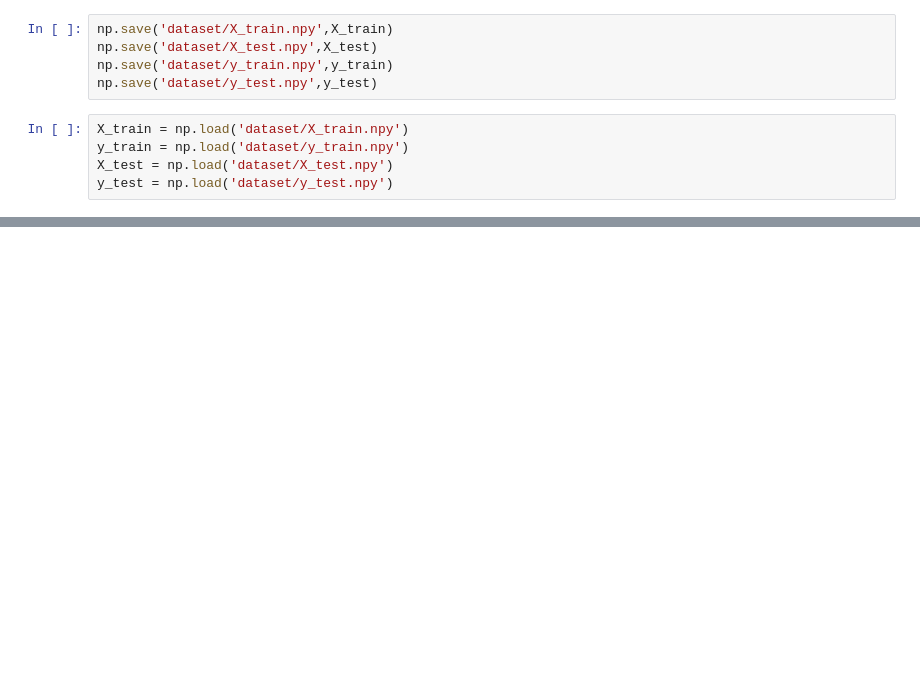
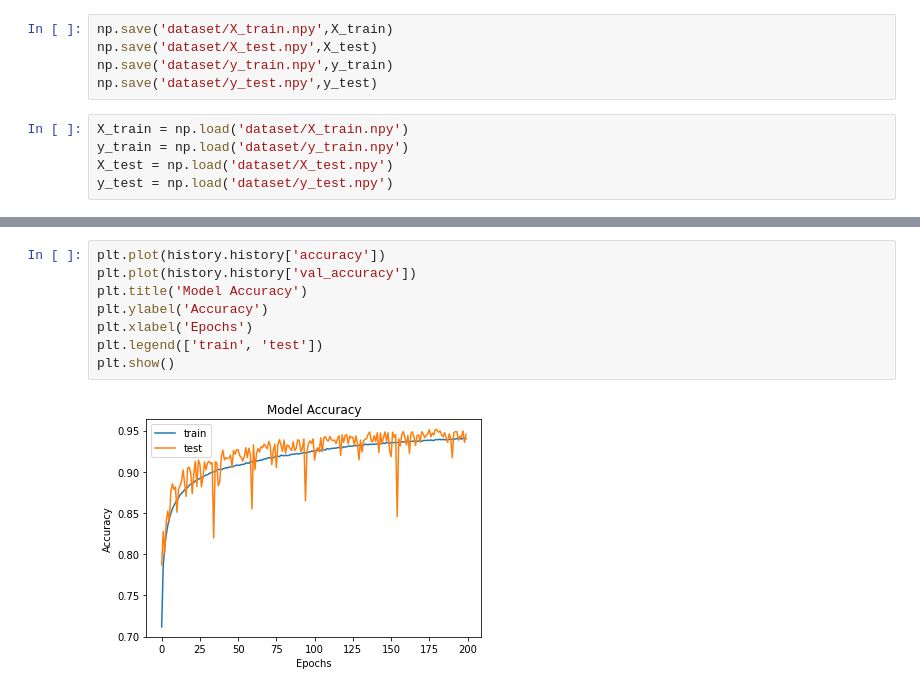
Before and after one commit to phyosorio/satellite-image-class, a Jupyter notebook: Satellite image classification.ipynb, the cells around one changed output, grey strips where cells are left out. Drawn from its saved outputs; the diff is of its cells as text; blank space fills up the shorter version.

```diff
--- a/Satellite image classification.ipynb
+++ b/Satellite image classification.ipynb
@@ -75,0 +155,10 @@ for i in range(columns*rows):
+# %%
+plt.plot(history.history['accuracy'])
+plt.plot(history.history['val_accuracy'])
+plt.title('Model Accuracy')
+plt.ylabel('Accuracy')
+plt.xlabel('Epochs')
+plt.legend(['train', 'test'])
+plt.show()
+# %% [output]
+[figure, added]
```
Also changed, not shown: parts of 18 cells of this notebook.
